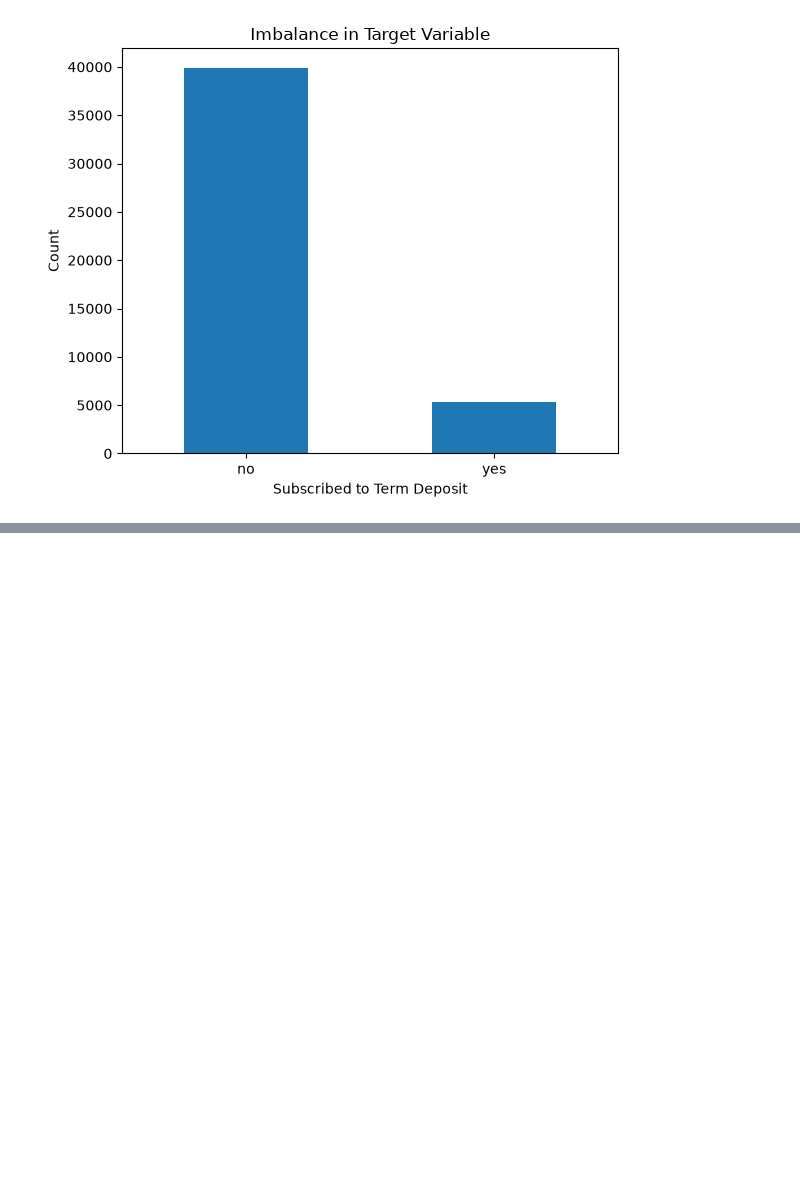
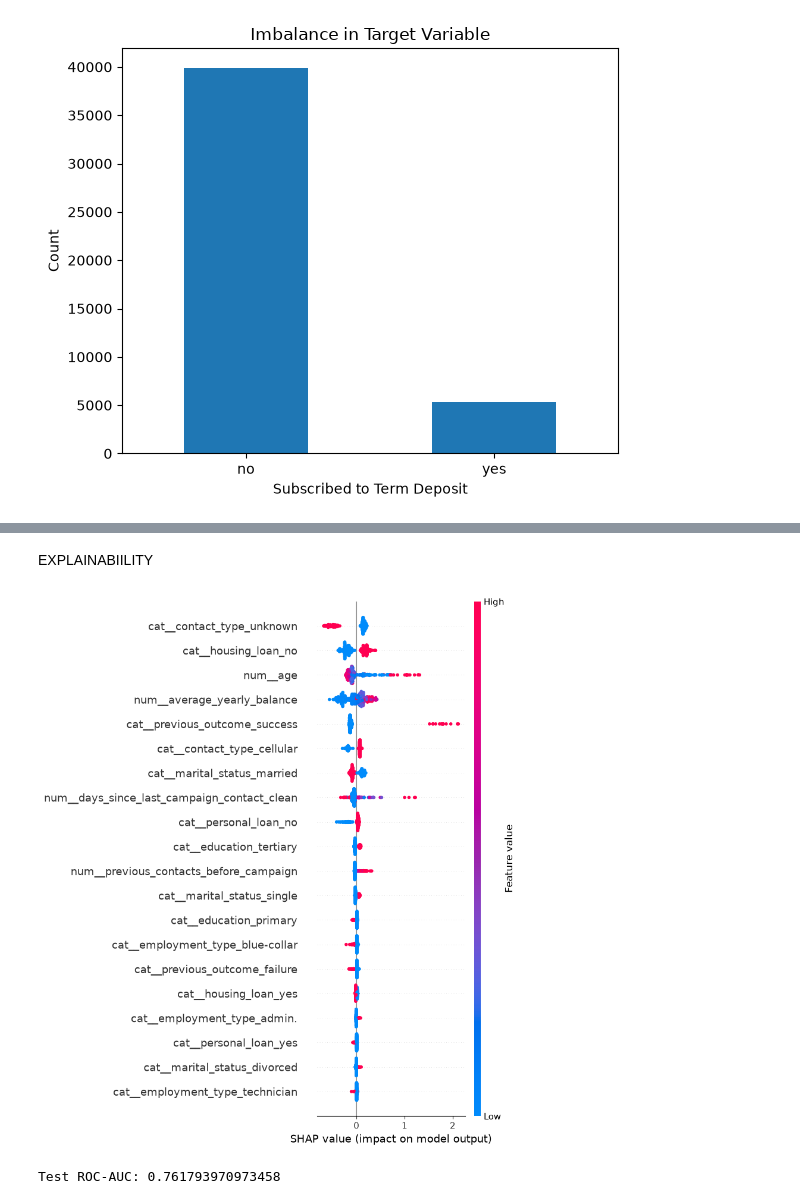
Before and after one commit to AwendyG/Bank-Marketing-Project, a Jupyter notebook: file.ipynb, the cells around one changed output, grey strips where cells are left out. Cells and saved outputs as stored; diff of their text form; code cells hidden in the pictures; blank space fills up the shorter version.

```diff
--- a/file.ipynb
+++ b/file.ipynb
@@ -430,0 +837,18 @@ plt.show()
+# %%
+from sklearn.model_selection import train_test_split
+
+X_fit, X_val, y_fit, y_val = train_test_split(
+    X_train,
+    y_train_xgb,
+    test_size=0.2,
+    random_state=42,
+    stratify=y_train_xgb
+)
+# %%
+from sklearn.base import clone
+
+xgb_threshold_model = clone(xgb_pipeline)
+
+xgb_threshold_model.fit(X_fit, y_fit)
+
+y_val_prob = xgb_threshold_model.predict_proba(X_val)[:, 1]
@@ -430,0 +1236,48 @@ plt.show()
+# %% [markdown]
+EXPLAINABIILITY
+# %%
+import shap
+
+# Use a sample of training data for explainability
+X_shap = X_train.sample(
+    n=min(500, len(X_train)),
+    random_state=42
+)
+
+# Transform the sample using the fitted preprocessor
+X_shap_transformed = (
+    final_xgb.named_steps["preprocessor"]
+    .transform(X_shap)
+)
+
+# Get the encoded feature names
+feature_names = (
+    final_xgb.named_steps["preprocessor"]
+    .get_feature_names_out()
+)
+
+# Explain the fitted XGBoost model
+explainer = shap.TreeExplainer(
+    final_xgb.named_steps["classifier"]
+)
+
+shap_values = explainer(
+    X_shap_transformed
+)
+
+# Summary plot
+shap.summary_plot(
+    shap_values.values,
+    X_shap_transformed,
+    feature_names=feature_names
+)
+# %% [output]
+[figure, added]
+# %%
+from sklearn.metrics import roc_auc_score
+
+roc_auc = roc_auc_score(y_test_xgb, y_test_prob)
+
+print("Test ROC-AUC:", roc_auc)
+# %% [output]
+Test ROC-AUC: 0.761793970973458
```
Also changed, not shown: parts of 48 cells of this notebook.
